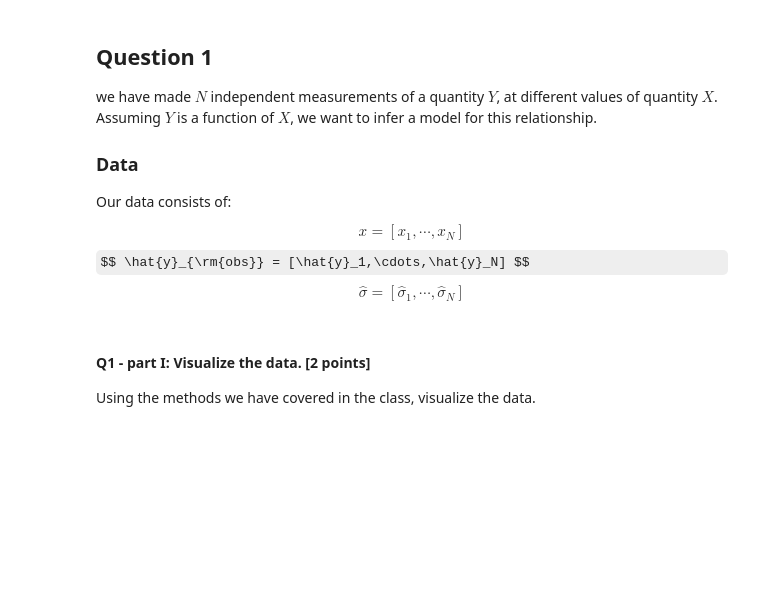
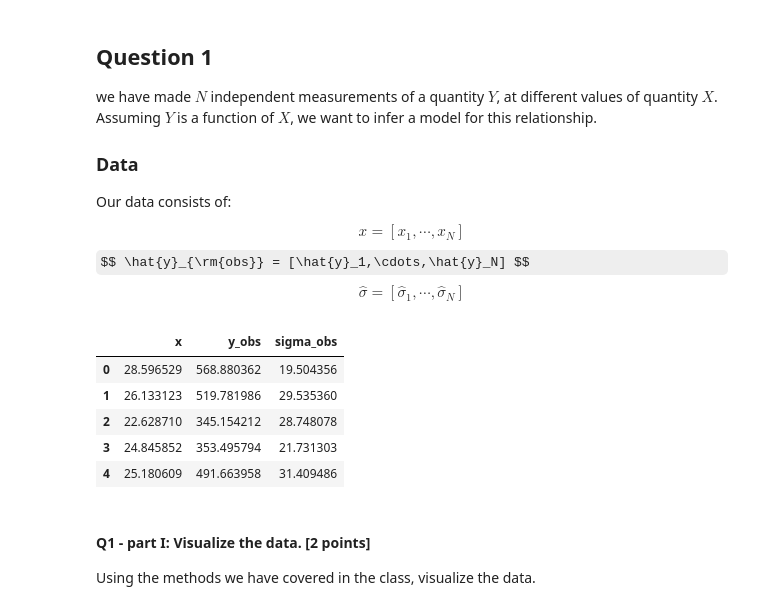
Before and after one commit to bee-undercover/openmp-GOL, a Jupyter notebook: Assignment/Assignment.ipynb, the cells around one changed output. Cells and saved outputs as stored; diff of their text form; code cells hidden in the pictures; some formulas as TeX source; blank space fills up the shorter version.

```diff
--- a/Assignment/Assignment.ipynb
+++ b/Assignment/Assignment.ipynb
@@ -66,7 +66,15 @@ $$ \hat{y}_{\rm{obs}} = [\hat{y}_1,\cdots,\hat{y}_N] $$
 $$ \hat{\sigma} = [\hat{\sigma}_1,\cdots,\hat{\sigma}_N] $$
 # %%
 DATA = pd.read_csv('https://raw.githubusercontent.com/bersavosh/P4003/refs/heads/main/Assignment/q1_data.csv')
+DATA.describe()
 DATA.head()
+# %% [output]
+|  | x | y_obs | sigma_obs |
+| 0 | 28.596529 | 568.880362 | 19.504356 |
+| 1 | 26.133123 | 519.781986 | 29.535360 |
+| 2 | 22.628710 | 345.154212 | 28.748078 |
+| 3 | 24.845852 | 353.495794 | 21.731303 |
+| 4 | 25.180609 | 491.663958 | 31.409486 |
 # %% [markdown]
 #### Q1 - part I: Visualize the data. [2 points]
 
```
Also changed, not shown: parts of 6 cells of this notebook.
